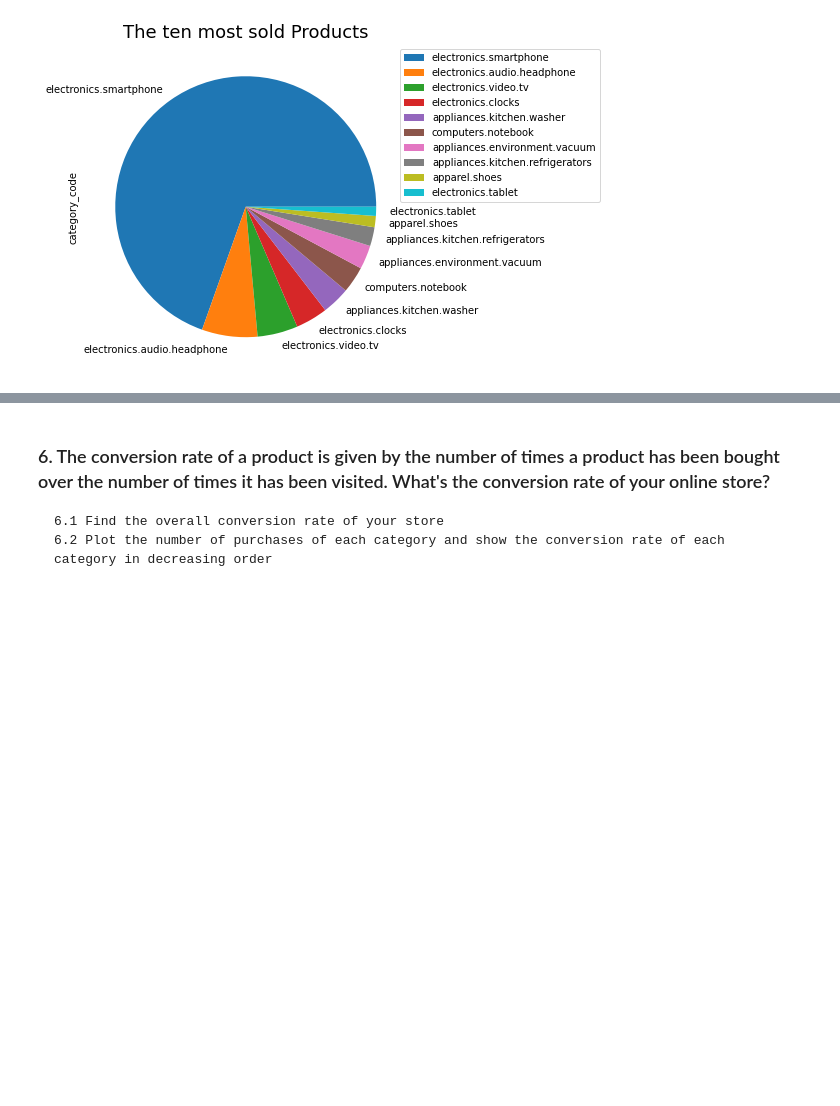
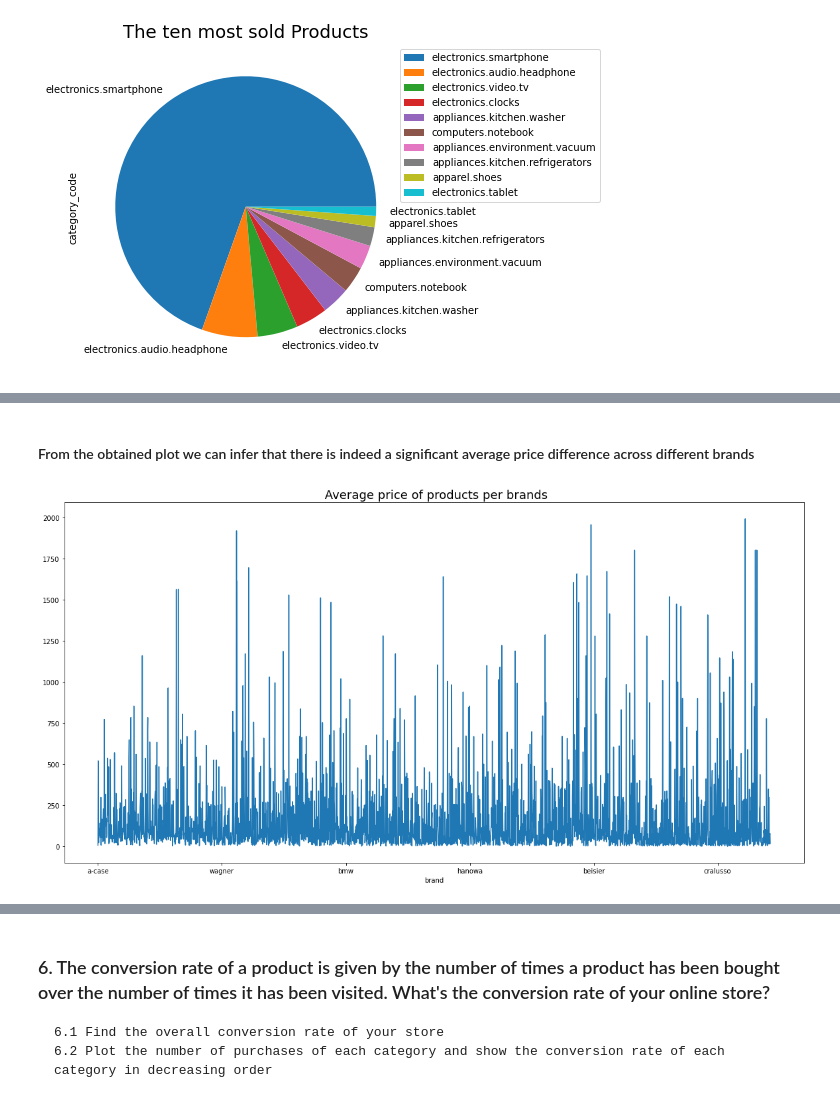
Before and after one commit to ElisaValeriani/ADM-HW2, a Jupyter notebook: ADM-HW2.ipynb, the cells around one changed output, grey strips where cells are left out. Cells and saved outputs as stored; diff of their text form; code cells hidden in the pictures; blank space fills up the shorter version.

```diff
--- a/ADM-HW2.ipynb
+++ b/ADM-HW2.ipynb
@@ -171,0 +163,4 @@ df.head()
+# %%
+df_4 = df[['event_time', 'event_type', 'brand', 'price']]  # Select only the columns that we plan to use
+# %%
+df_4 = df_4[df_4.brand.notnull()]  # Remove unlabeled brands
@@ -171,0 +199,11 @@ df.head()
+# %% [markdown]
+#### From the obtained plot we can infer that there is indeed a significant average price difference across different brands
+# %%
+tot_sale = df_4[['brand', 'price']].groupby('brand').price.sum().compute()
+num_prod = df_4[['brand', 'price']].groupby('brand').brand.count().compute()
+avg_sale = tot_sale / num_prod
+avg_sale.plot(figsize=(20,10))
+plt.title(' Average price of products per brands', fontsize=18)
+plt.show()
+# %% [output]
+[figure, added]
```
Also changed, not shown: parts of 20 cells of this notebook.
